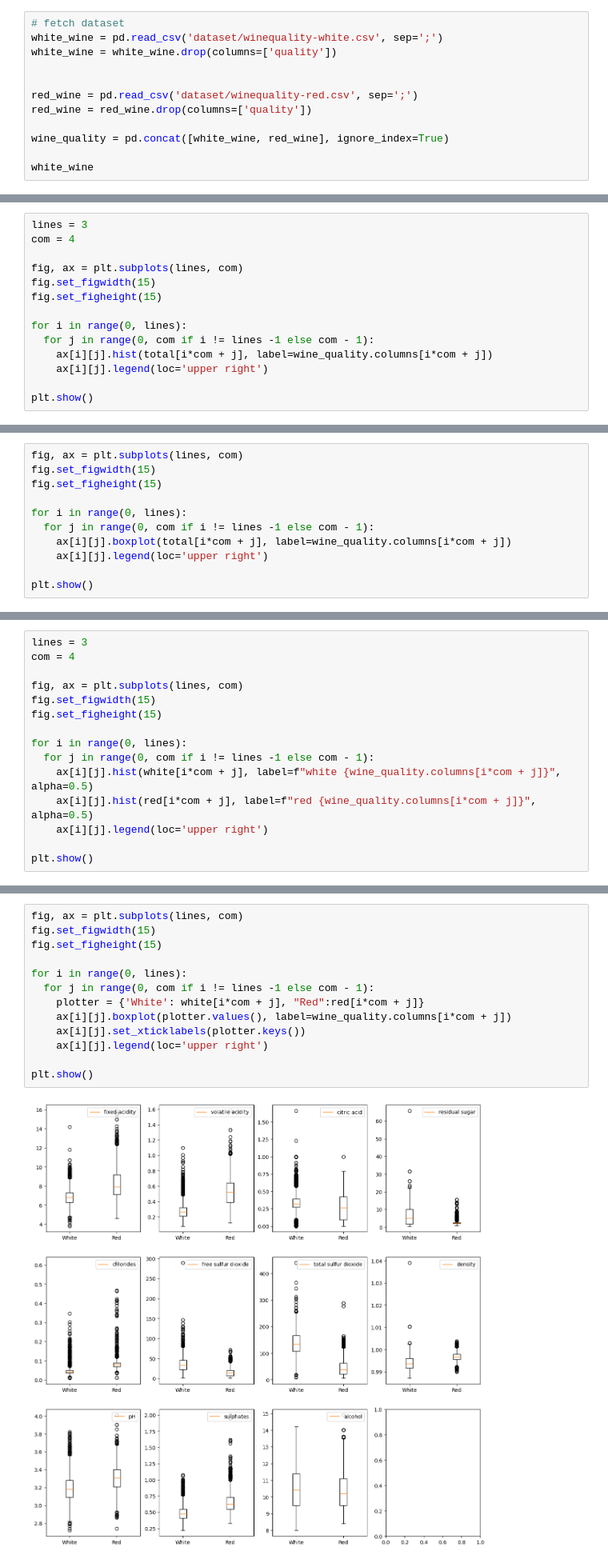
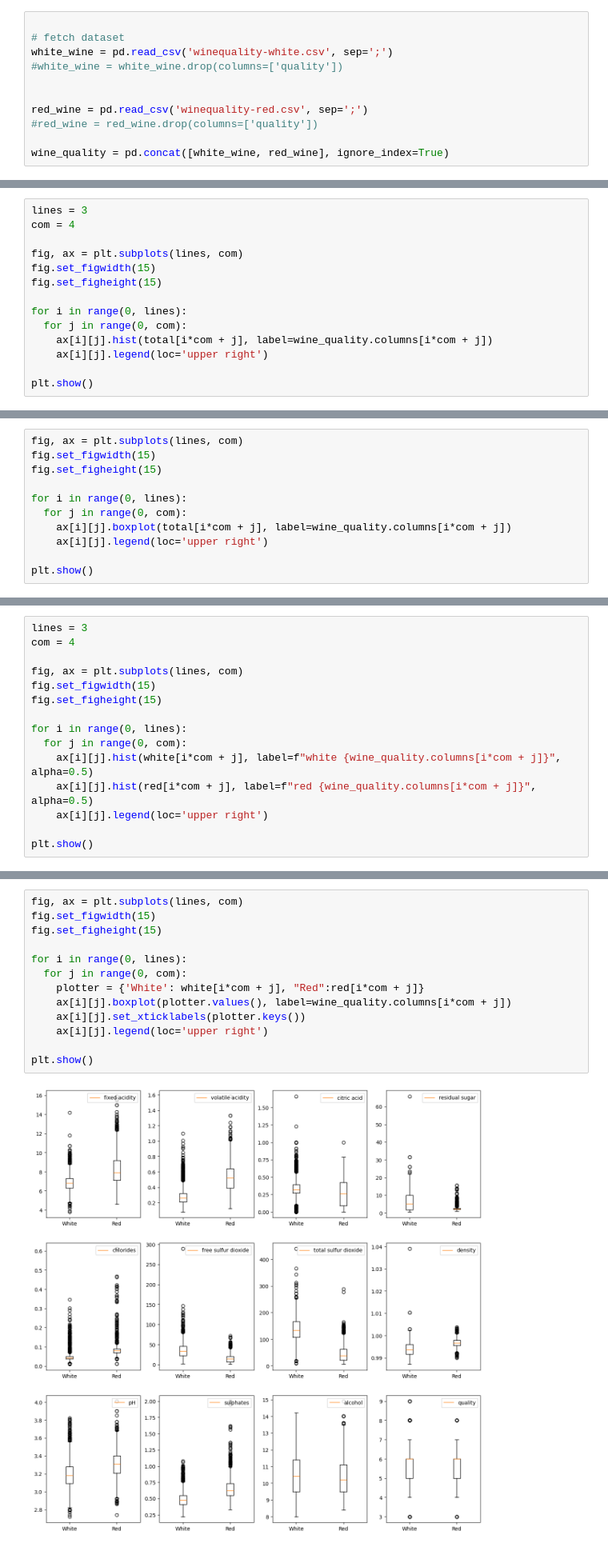
Before and after one commit to clock-s/Homeworks, a Jupyter notebook: ICA_Homework_1.ipynb, the cells around one changed output, grey strips where cells are left out. Shown at 80% size. Cells and saved outputs as stored; diff of their text form.

```diff
--- a/ICA_Homework_1.ipynb
+++ b/ICA_Homework_1.ipynb
@@ -25,12 +26,11 @@ Descreva seu dataset e suas features, identificadno o número de obersvações N
 # %%
+
 # fetch dataset
-white_wine = pd.read_csv('dataset/winequality-white.csv', sep=';')
-white_wine = white_wine.drop(columns=['quality'])
+white_wine = pd.read_csv('winequality-white.csv', sep=';')
+#white_wine = white_wine.drop(columns=['quality'])
 
 
-red_wine = pd.read_csv('dataset/winequality-red.csv', sep=';')
-red_wine = red_wine.drop(columns=['quality'])
+red_wine = pd.read_csv('winequality-red.csv', sep=';')
+#red_wine = red_wine.drop(columns=['quality'])
 
 wine_quality = pd.concat([white_wine, red_wine], ignore_index=True)
-
-white_wine
@@ -113,7 +100,7 @@ fig.set_figwidth(15)
 fig.set_figheight(15)
 
 for i in range(0, lines):
-  for j in range(0, com if i != lines -1 else com - 1):
+  for j in range(0, com):
     ax[i][j].hist(total[i*com + j], label=wine_quality.columns[i*com + j])
     ax[i][j].legend(loc='upper right')
 
@@ -126,7 +113,7 @@ fig.set_figwidth(15)
 fig.set_figheight(15)
 
 for i in range(0, lines):
-  for j in range(0, com if i != lines -1 else com - 1):
+  for j in range(0, com):
     ax[i][j].boxplot(total[i*com + j], label=wine_quality.columns[i*com + j])
     ax[i][j].legend(loc='upper right')
 
@@ -231,7 +219,7 @@ fig.set_figwidth(15)
 fig.set_figheight(15)
 
 for i in range(0, lines):
-  for j in range(0, com if i != lines -1 else com - 1):
+  for j in range(0, com):
     ax[i][j].hist(white[i*com + j], label=f"white {wine_quality.columns[i*com + j]}", alpha=0.5)
     ax[i][j].hist(red[i*com + j], label=f"red {wine_quality.columns[i*com + j]}", alpha=0.5)
     ax[i][j].legend(loc='upper right')
@@ -242,18 +230,18 @@ plt.show()
 # %%
 fig, ax = plt.subplots(lines, com)
 fig.set_figwidth(15)
 fig.set_figheight(15)
 
 for i in range(0, lines):
-  for j in range(0, com if i != lines -1 else com - 1):
+  for j in range(0, com):
     plotter = {'White': white[i*com + j], "Red":red[i*com + j]}
     ax[i][j].boxplot(plotter.values(), label=wine_quality.columns[i*com + j])
     ax[i][j].set_xticklabels(plotter.keys())
     ax[i][j].legend(loc='upper right')
 
 plt.show()
 # %% [output]
-[figure, old version]
+[figure, new version]
 # %% [markdown]
 ### Analise para o vinhos vermelhos
 # %%
```
Also changed, not shown: parts of 24 cells of this notebook.
